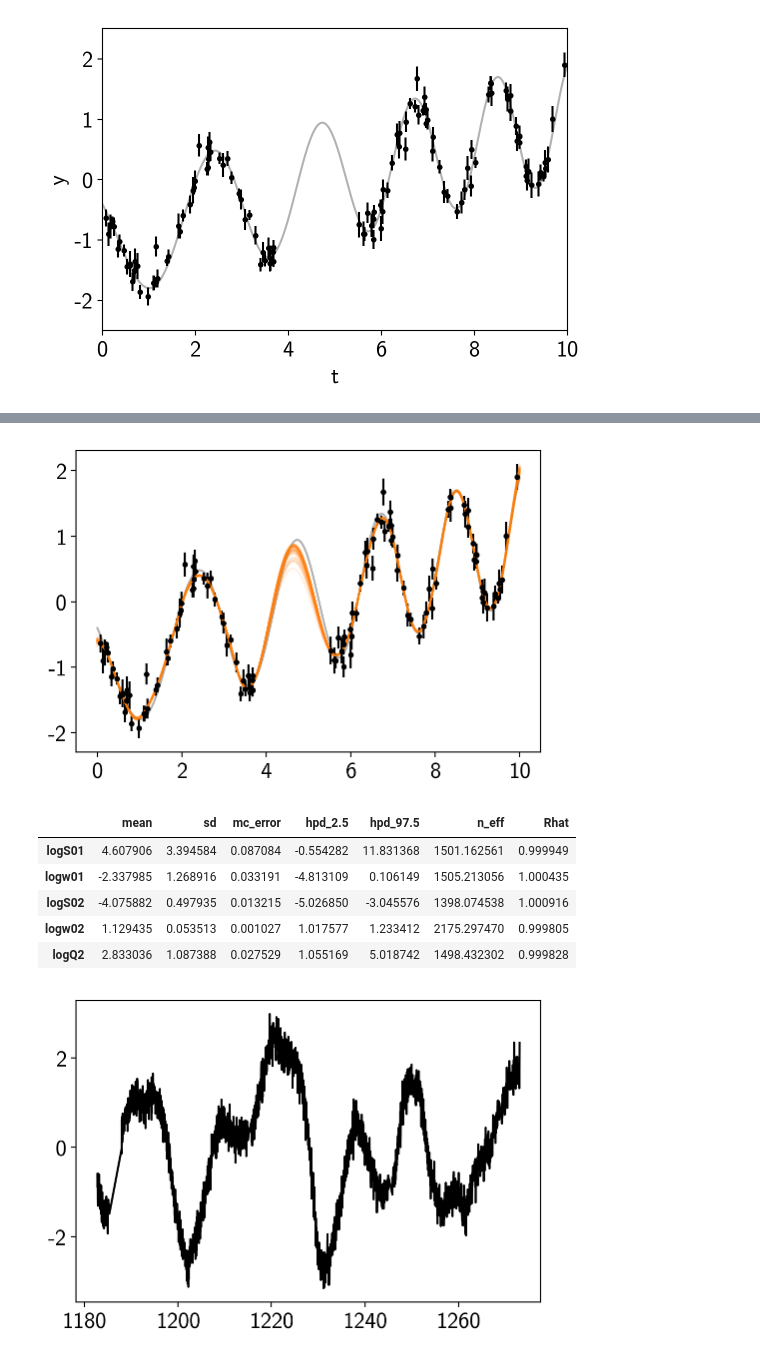
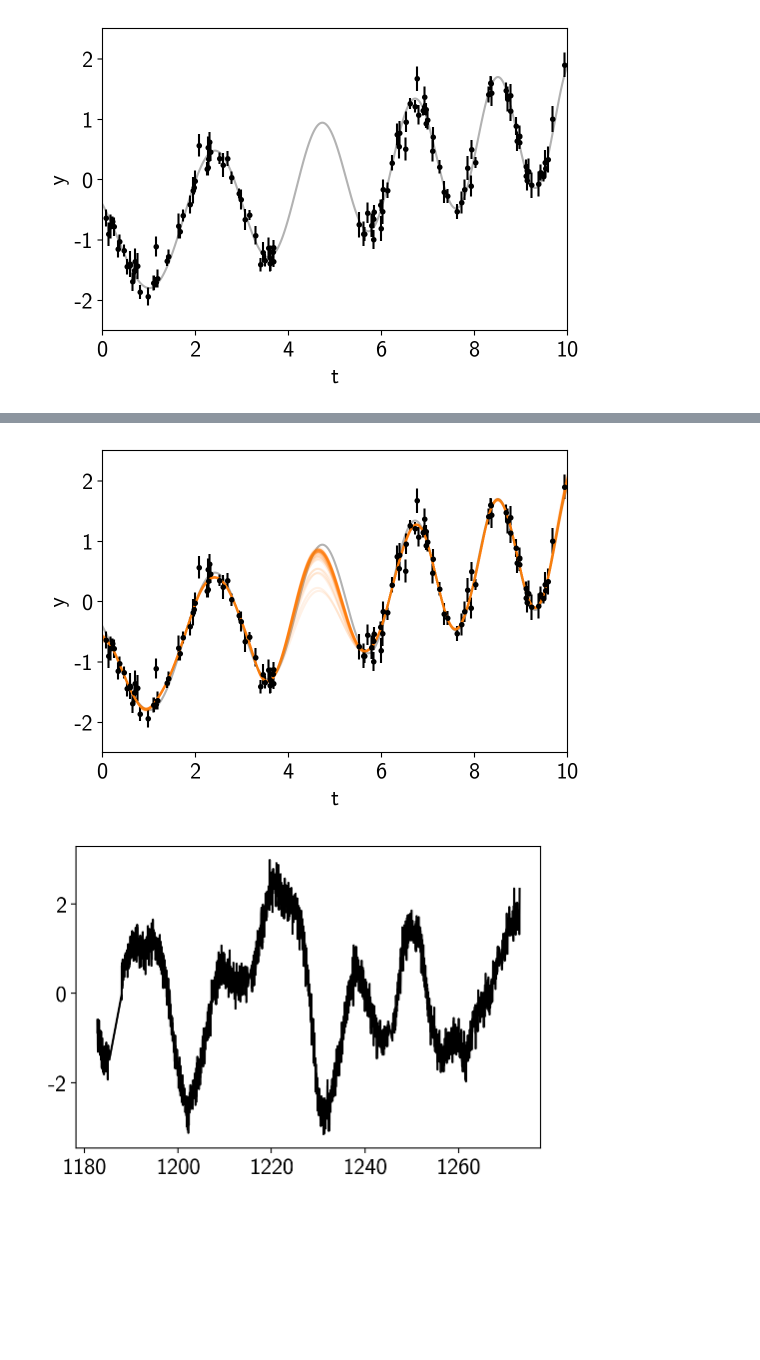
Before and after one commit to exoplanet-dev/exoplanet, a Jupyter notebook: docs/_static/notebooks/gp.ipynb, the cells around one changed output, grey strips where cells are left out. Drawn from its saved outputs; the diff is of its cells as text; code cells hidden in the pictures; blank space fills up the shorter version.

```diff
--- a/docs/_static/notebooks/gp.ipynb
+++ b/docs/_static/notebooks/gp.ipynb
@@ -95,28 +141,24 @@ corner.corner(samples);
+# %%
+from exoplanet.utils import eval_in_model, get_samples_from_trace
+
+N_pred = 50
+pred_vals = np.empty((N_pred, len(true_t)))
+with model:
+    pred = gp.predict(true_t)
+    for i, sample in enumerate(get_samples_from_trace(trace, size=N_pred)):
+        pred_vals[i] = np.squeeze(eval_in_model(pred, sample))
 # %%
-from exoplanet.utils import eval_in_model
-
 plt.plot(true_t, true_y, "k", lw=1.5, alpha=0.3)
 plt.errorbar(t, y, yerr=yerr, fmt=".k", capsize=0)
 
-with model:
-    pred = gp.predict(true_t)
-    for i in range(50):
-        chain_idx = np.random.randint(len(trace.chains))
-        sample_idx = np.random.randint(len(trace))
-        chain = trace._straces[chain_idx]
-        sample = chain[sample_idx]
-        plt.plot(true_t, eval_in_model(pred, sample), color="C1", alpha=0.1)
+plt.plot(true_t, pred_vals.T, color="C1", alpha=0.1)
+
+plt.xlabel("t")
+plt.ylabel("y")
+plt.xlim(0, 10)
+plt.ylim(-2.5, 2.5);
 # %% [output]
-[figure, old version]
+[figure, new version]
-# %%
-pm.summary(trace)
-# %% [output]
-|  | mean | sd | mc_error | hpd_2.5 | hpd_97.5 | n_eff | Rhat |
-| logS01 | 4.607906 | 3.394584 | 0.087084 | -0.554282 | 11.831368 | 1501.162561 | 0.999949 |
-| logw01 | -2.337985 | 1.268916 | 0.033191 | -4.813109 | 0.106149 | 1505.213056 | 1.000435 |
-| logS02 | -4.075882 | 0.497935 | 0.013215 | -5.026850 | -3.045576 | 1398.074538 | 1.000916 |
-| logw02 | 1.129435 | 0.053513 | 0.001027 | 1.017577 | 1.233412 | 2175.297470 | 0.999805 |
-| logQ2 | 2.833036 | 1.087388 | 0.027529 | 1.055169 | 5.018742 | 1498.432302 | 0.999828 |
 # %%
 from astropy.io import fits
 
```
Also changed, not shown: parts of 13 cells of this notebook, 8 other files.
